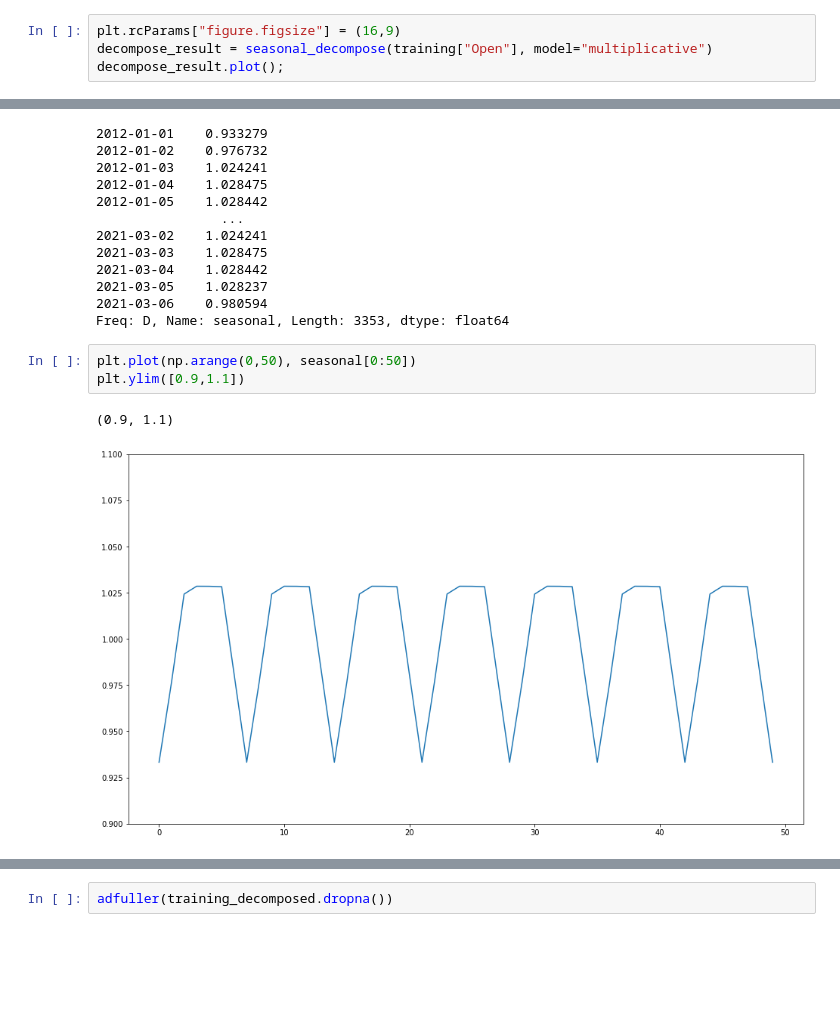
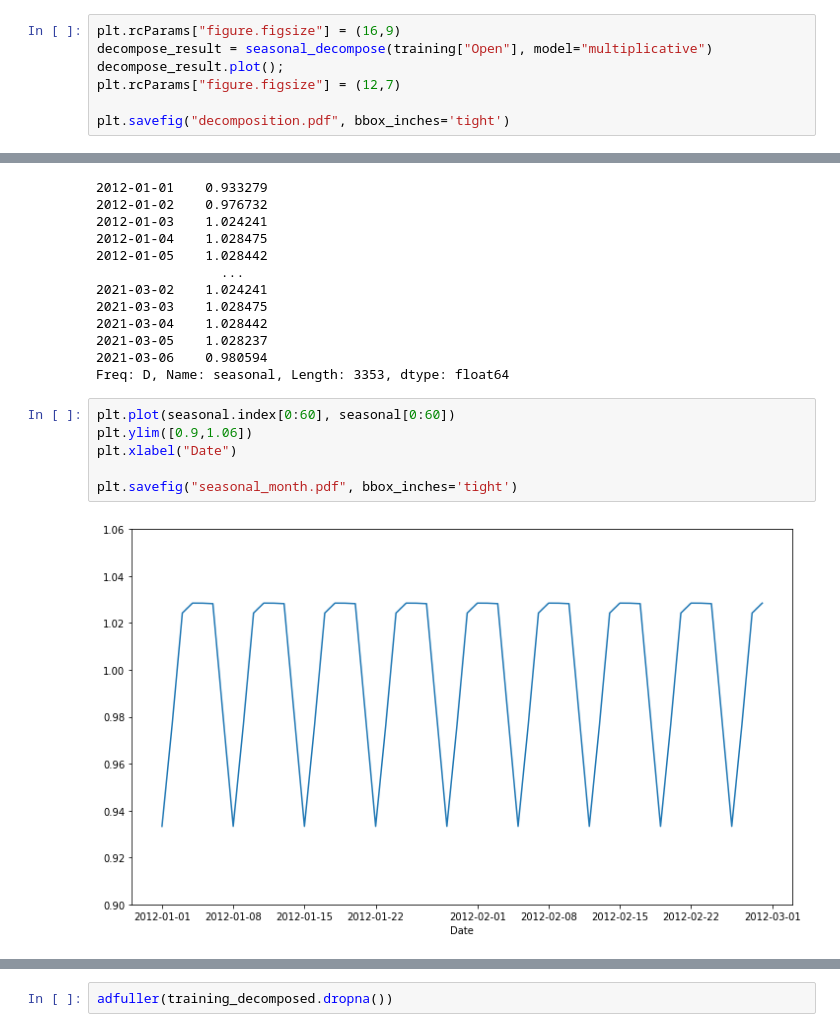
Before and after one commit to Staszek15/ARMA-Netflix-time-series, a Jupyter notebook: ARMA.ipynb, the cells around one changed output, grey strips where cells are left out. Drawn from its saved outputs; the diff is of its cells as text; blank space fills up the shorter version.

```diff
--- a/ARMA.ipynb
+++ b/ARMA.ipynb
@@ -144,6 +144,9 @@ Text(0.5, 1.0, 'Wykres zależności ceny otwarcia od czasu dla zbioru treningowe
 plt.rcParams["figure.figsize"] = (16,9)
 decompose_result = seasonal_decompose(training["Open"], model="multiplicative")
 decompose_result.plot();
+plt.rcParams["figure.figsize"] = (12,7)
+
+plt.savefig("decomposition.pdf", bbox_inches='tight')
 # %% [output]
 [figure]
 # %%
@@ -163,11 +166,13 @@ seasonal
 2021-03-06    0.980594
 Freq: D, Name: seasonal, Length: 3353, dtype: float64
 # %%
-plt.plot(np.arange(0,50), seasonal[0:50])
-plt.ylim([0.9,1.1])
+plt.plot(seasonal.index[0:60], seasonal[0:60])
+plt.ylim([0.9,1.06])
+plt.xlabel("Date")
+
+plt.savefig("seasonal_month.pdf", bbox_inches='tight')
 # %% [output]
-(0.9, 1.1)
-[figure, old version]
+[figure, new version]
 # %%
 training_decomposed = training["Open"] / decompose_result.trend / decompose_result.seasonal
 plt.plot(training_decomposed)
```
Also changed, not shown: parts of 2 cells of this notebook.
